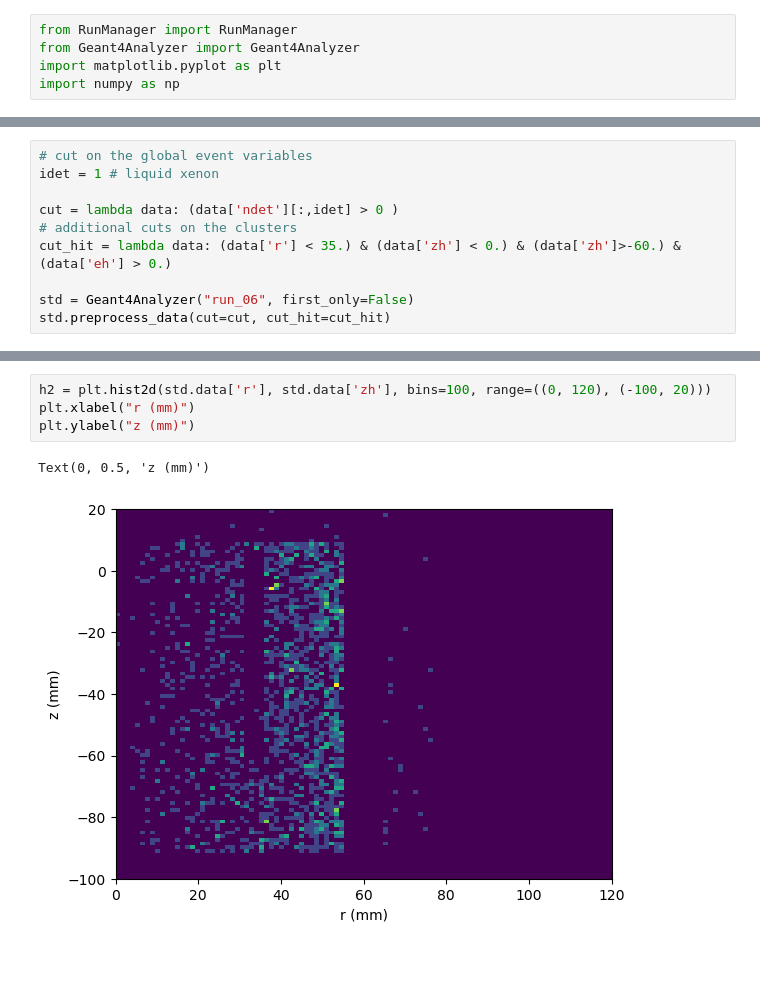
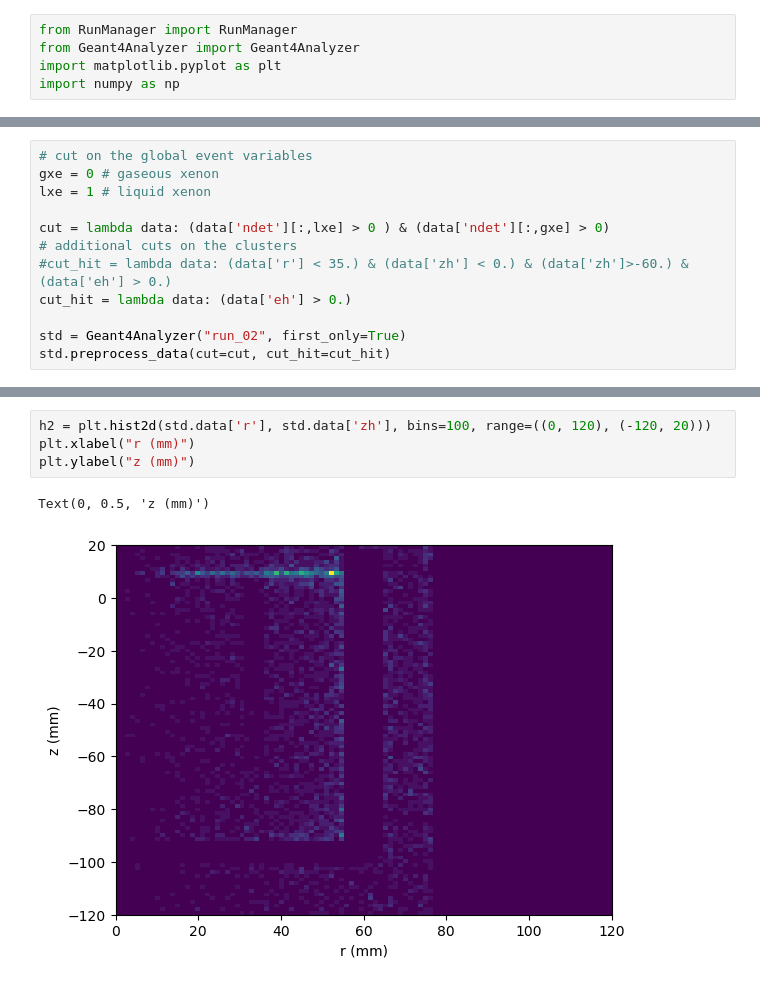
Before and after one commit to acolijn/G4XamsSim, a Jupyter notebook: analysis/analysis.ipynb, the cells around one changed output, grey strips where cells are left out. Saved outputs shown, nothing was run; the diff lists cells and outputs as text.

```diff
--- a/analysis/analysis.ipynb
+++ b/analysis/analysis.ipynb
@@ -21,11 +17,13 @@ display(manager.display_all_runs(include_deleted=False))
 # %%
 # cut on the global event variables
-idet = 1 # liquid xenon
+gxe = 0 # gaseous xenon
+lxe = 1 # liquid xenon
 
-cut = lambda data: (data['ndet'][:,idet] > 0 )
+cut = lambda data: (data['ndet'][:,lxe] > 0 ) & (data['ndet'][:,gxe] > 0)
 # additional cuts on the clusters
-cut_hit = lambda data: (data['r'] < 35.) & (data['zh'] < 0.) & (data['zh']>-60.) & (data['eh'] > 0.)
+#cut_hit = lambda data: (data['r'] < 35.) & (data['zh'] < 0.) & (data['zh']>-60.) & (data['eh'] > 0.)
+cut_hit = lambda data: (data['eh'] > 0.)
 
-std = Geant4Analyzer("run_06", first_only=False)
+std = Geant4Analyzer("run_02", first_only=True)
 std.preprocess_data(cut=cut, cut_hit=cut_hit)
 # %% [output]
@@ -52,7 +50,7 @@ Text(0, 0.5, 'z (mm)')
 # %%
-h2 = plt.hist2d(std.data['r'], std.data['zh'], bins=100, range=((0, 120), (-100, 20)))
+h2 = plt.hist2d(std.data['r'], std.data['zh'], bins=100, range=((0, 120), (-120, 20)))
 plt.xlabel("r (mm)")
 plt.ylabel("z (mm)")
 # %% [output]
 Text(0, 0.5, 'z (mm)')
-[figure, old version]
+[figure, new version]
```
Also changed, not shown: parts of 5 cells of this notebook, 12 other files.
